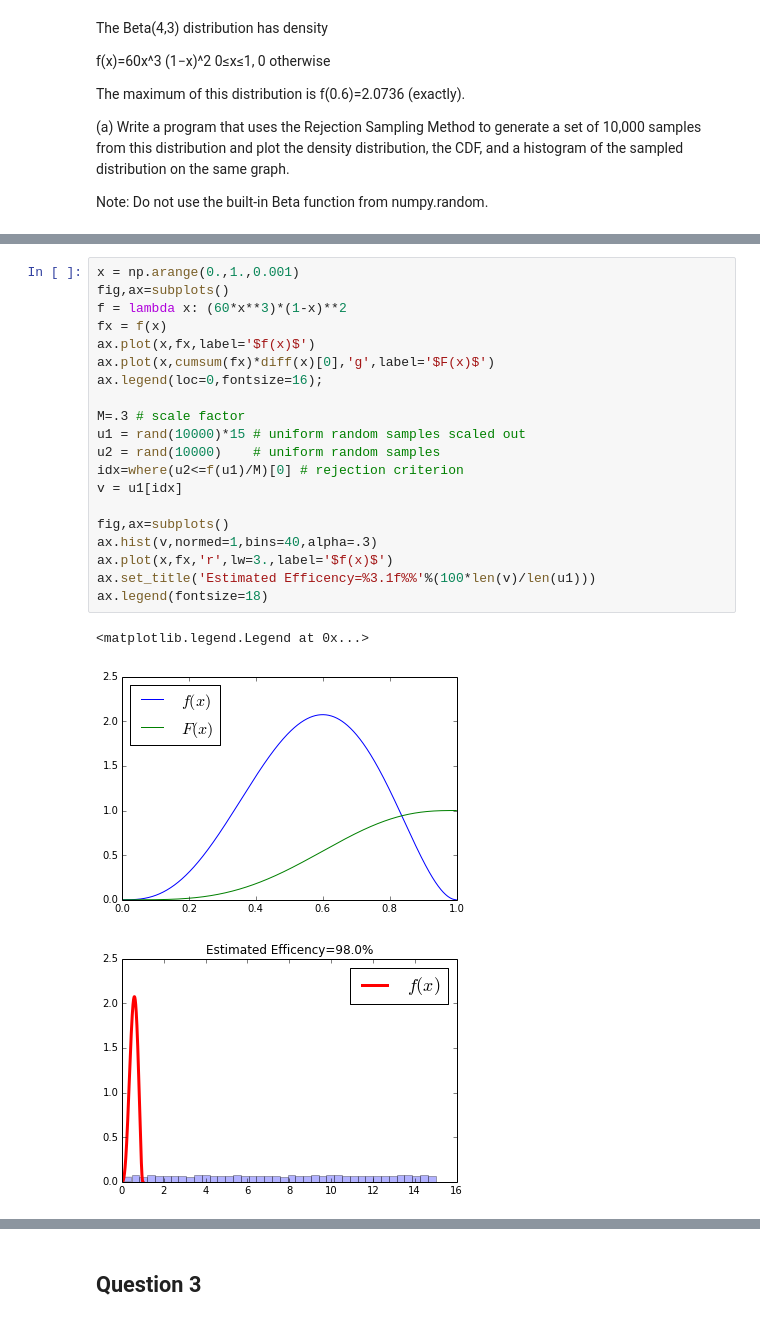
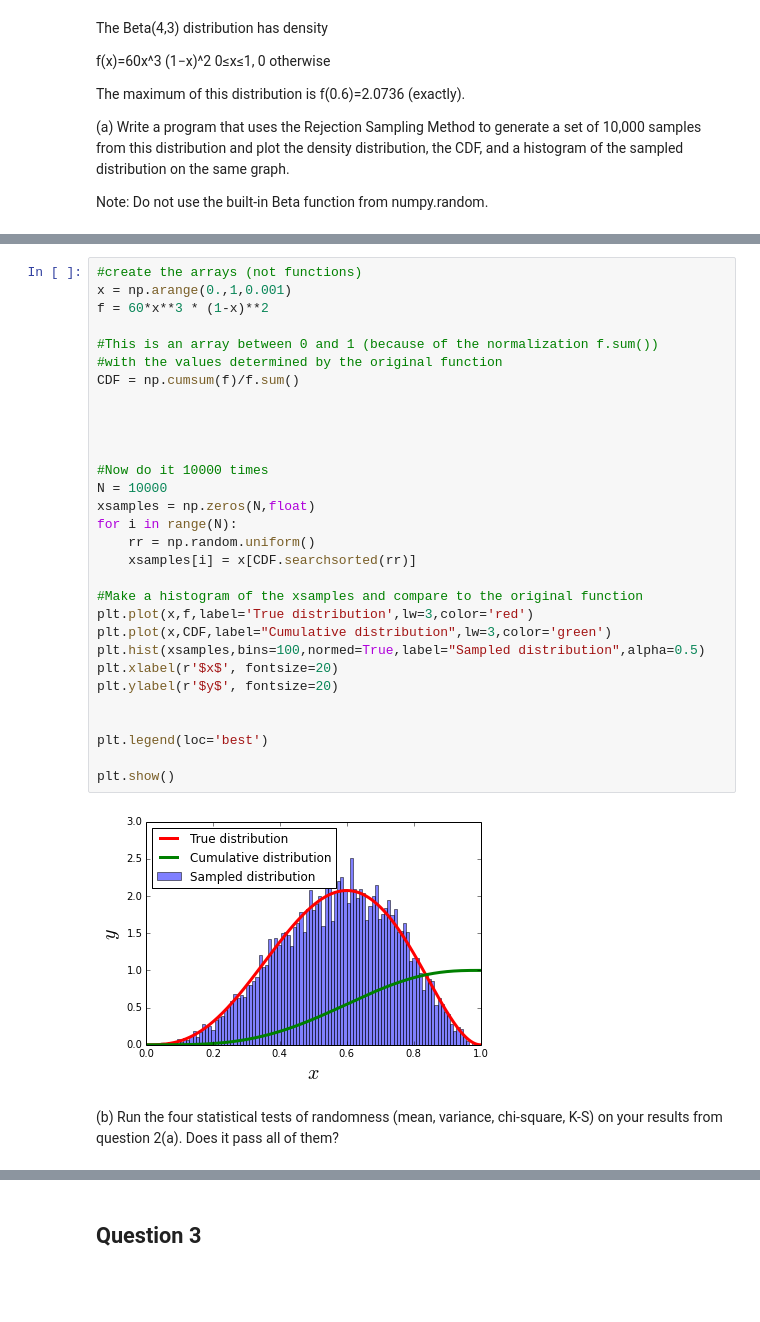
Before and after one commit to lhorowit/PHYS202-S14, a Jupyter notebook: SciPy/RandomAndMCExercises.ipynb, the cells around one changed output, grey strips where cells are left out. Drawn from its saved outputs; the diff is of its cells as text; blank space fills up the shorter version.

```diff
--- a/SciPy/RandomAndMCExercises.ipynb
+++ b/SciPy/RandomAndMCExercises.ipynb
@@ -148,24 +104,34 @@ ValueError: setting an array element with a sequence.
-# %%
-x = np.arange(0.,1.,0.001)
-fig,ax=subplots()
-f = lambda x: (60*x**3)*(1-x)**2
-fx = f(x)
-ax.plot(x,fx,label='$f(x)$')
-ax.plot(x,cumsum(fx)*diff(x)[0],'g',label='$F(x)$')
-ax.legend(loc=0,fontsize=16);
-
-M=.3 # scale factor
-u1 = rand(10000)*15 # uniform random samples scaled out
-u2 = rand(10000)    # uniform random samples
-idx=where(u2<=f(u1)/M)[0] # rejection criterion
-v = u1[idx]
-
-fig,ax=subplots()
-ax.hist(v,normed=1,bins=40,alpha=.3)
-ax.plot(x,fx,'r',lw=3.,label='$f(x)$')
-ax.set_title('Estimated Efficency=%3.1f%%'%(100*len(v)/len(u1)))
-ax.legend(fontsize=18)
-# %% [output]
-<matplotlib.legend.Legend at 0x...>
-[figure, removed]
-[figure, removed]
+# %%
+#create the arrays (not functions)
+x = np.arange(0.,1,0.001)
+f = 60*x**3 * (1-x)**2
+
+#This is an array between 0 and 1 (because of the normalization f.sum())
+#with the values determined by the original function
+CDF = np.cumsum(f)/f.sum()
+
+
+
+
+#Now do it 10000 times
+N = 10000
+xsamples = np.zeros(N,float)
+for i in range(N):
+    rr = np.random.uniform()
+    xsamples[i] = x[CDF.searchsorted(rr)]
+
+#Make a histogram of the xsamples and compare to the original function
+plt.plot(x,f,label='True distribution',lw=3,color='red')
+plt.plot(x,CDF,label="Cumulative distribution",lw=3,color='green')
+plt.hist(xsamples,bins=100,normed=True,label="Sampled distribution",alpha=0.5)
+plt.xlabel(r'$x$', fontsize=20)
+plt.ylabel(r'$y$', fontsize=20)
+
+
+plt.legend(loc='best')
+
+plt.show()
+# %% [output]
+[figure, added]
+# %% [markdown]
+(b) Run the four statistical tests of randomness (mean, variance, chi-square, K-S) on your results from question 2(a). Does it pass all of them?
```
Also changed, not shown: parts of 10 cells of this notebook, 1 other file.
